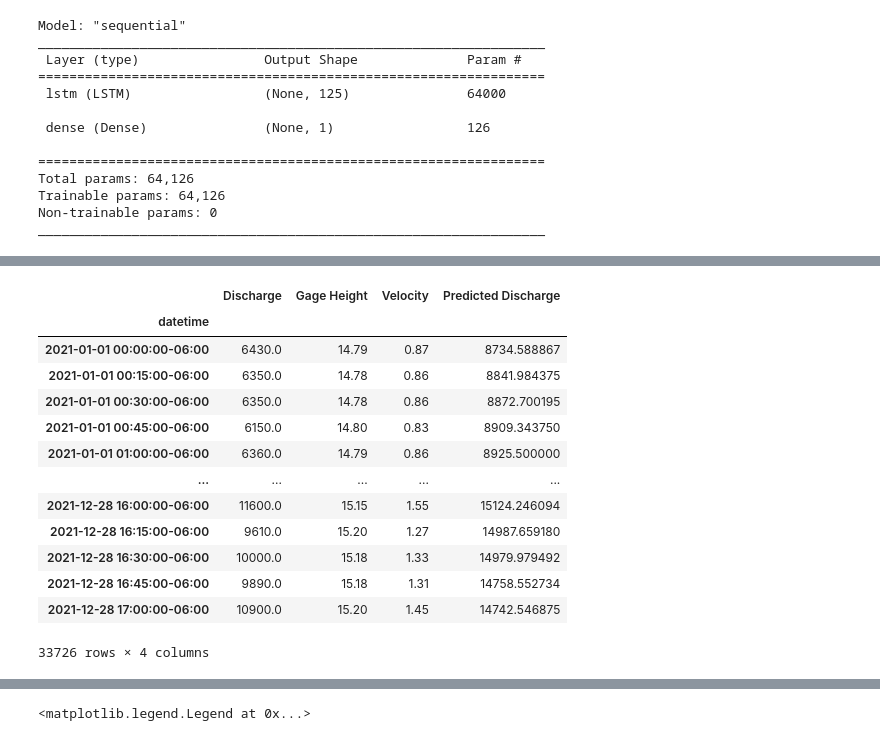
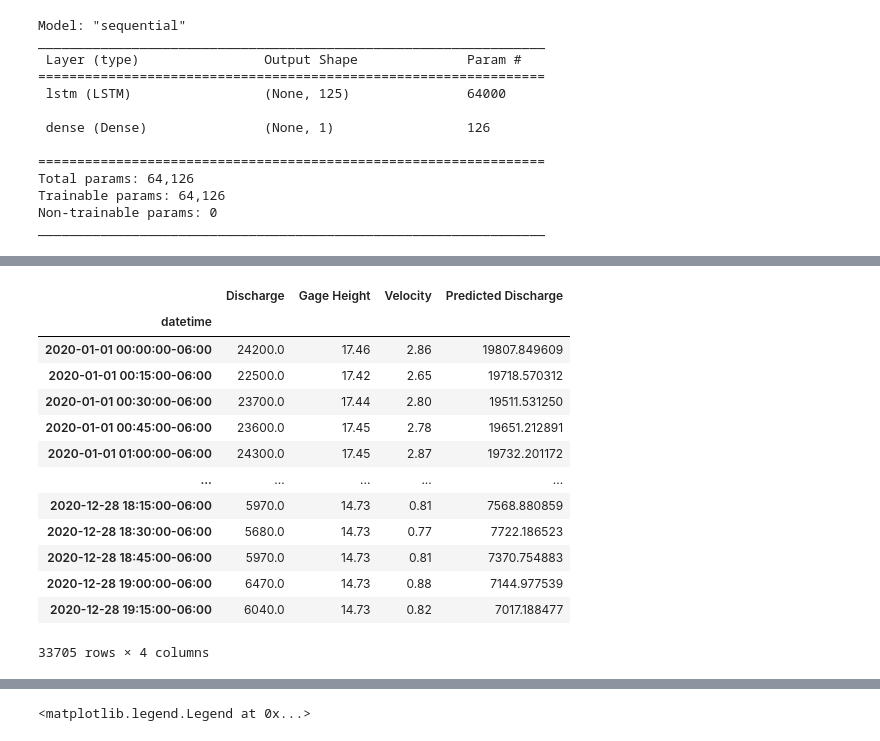
Before and after one commit to mikafur32/Hysterisis-ML-Modeling, a Jupyter notebook: LSTM Lag V2.ipynb, the cells around one changed output, grey strips where cells are left out. Cells and saved outputs as stored; diff of their text form; code cells hidden in the pictures.

```diff
--- a/LSTM Lag V2.ipynb
+++ b/LSTM Lag V2.ipynb
@@ -378,27 +392,8 @@ prediction = model_lstm.predict(testX, verbose = 1)
 # %%
-#Perform inverse transformation to rescale back to original range
-#Since we used 5 variables for transform, the inverse expects same dimensions
-#Therefore, let us copy our values 5 times and discard them after inverse transform
+# Perform inverse transformation to rescale back to original range
+# Since we used 3 variables for transform, the inverse expects same dimensions
+prediction_copies = np.repeat(prediction, test_scaled.shape[1], axis=-1)
 
-prediction_copies = np.repeat(prediction, test.shape[1], axis=-1)
-y_pred = scaler2.inverse_transform(prediction_copies)[:, 0]  # Location of Discharge in columns
-
-test_predicts = test[:-n_past -11].copy()
-test_predicts["Predicted Discharge"] = y_pred
-test_predicts.rename(columns= {-1 : "Predicted Discharge"})
-#test_predicts = test_predicts.drop("Dis", axis=1)
+# Scale two datasets
+y_pred = scaler.inverse_transform(prediction_copies)[:, 0]  # Location of Discharge in columns
+test = scaler.inverse_transform(test_scaled)[:]  # Location of Discharge in columns
-# %% [output]
-|  | Discharge | Gage Height | Velocity | Predicted Discharge |
-| datetime |  |  |  |  |
-| 2021-01-01 00:00:00-06:00 | 6430.0 | 14.79 | 0.87 | 8734.588867 |
-| 2021-01-01 00:15:00-06:00 | 6350.0 | 14.78 | 0.86 | 8841.984375 |
-| 2021-01-01 00:30:00-06:00 | 6350.0 | 14.78 | 0.86 | 8872.700195 |
-| 2021-01-01 00:45:00-06:00 | 6150.0 | 14.80 | 0.83 | 8909.343750 |
-| 2021-01-01 01:00:00-06:00 | 6360.0 | 14.79 | 0.86 | 8925.500000 |
-| ... | ... | ... | ... | ... |
-| 2021-12-28 16:00:00-06:00 | 11600.0 | 15.15 | 1.55 | 15124.246094 |
-| 2021-12-28 16:15:00-06:00 | 9610.0 | 15.20 | 1.27 | 14987.659180 |
-| 2021-12-28 16:30:00-06:00 | 10000.0 | 15.18 | 1.33 | 14979.979492 |
-| 2021-12-28 16:45:00-06:00 | 9890.0 | 15.18 | 1.31 | 14758.552734 |
-| 2021-12-28 17:00:00-06:00 | 10900.0 | 15.20 | 1.45 | 14742.546875 |
-33726 rows × 4 columns
@@ -405,2 +409,21 @@ test_predicts.rename(columns= {-1 : "Predicted Discharge"})
+# %%
+# Add prediction as column
+test_predicts["Predicted Discharge"] = y_pred
+test_predicts
+# %% [output]
+|  | Discharge | Gage Height | Velocity | Predicted Discharge |
+| datetime |  |  |  |  |
+| 2020-01-01 00:00:00-06:00 | 24200.0 | 17.46 | 2.86 | 19807.849609 |
+| 2020-01-01 00:15:00-06:00 | 22500.0 | 17.42 | 2.65 | 19718.570312 |
+| 2020-01-01 00:30:00-06:00 | 23700.0 | 17.44 | 2.80 | 19511.531250 |
+| 2020-01-01 00:45:00-06:00 | 23600.0 | 17.45 | 2.78 | 19651.212891 |
+| 2020-01-01 01:00:00-06:00 | 24300.0 | 17.45 | 2.87 | 19732.201172 |
+| ... | ... | ... | ... | ... |
+| 2020-12-28 18:15:00-06:00 | 5970.0 | 14.73 | 0.81 | 7568.880859 |
+| 2020-12-28 18:30:00-06:00 | 5680.0 | 14.73 | 0.77 | 7722.186523 |
+| 2020-12-28 18:45:00-06:00 | 5970.0 | 14.73 | 0.81 | 7370.754883 |
+| 2020-12-28 19:00:00-06:00 | 6470.0 | 14.73 | 0.88 | 7144.977539 |
+| 2020-12-28 19:15:00-06:00 | 6040.0 | 14.73 | 0.82 | 7017.188477 |
+33705 rows × 4 columns
 # %%
 # Plot one event to examine model performance
```
Also changed, not shown: parts of 12 cells of this notebook.
